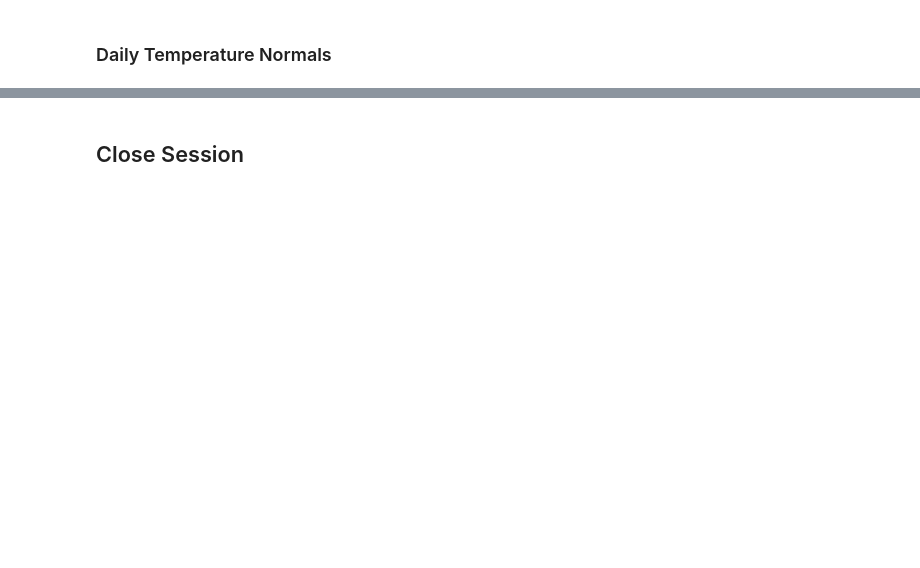
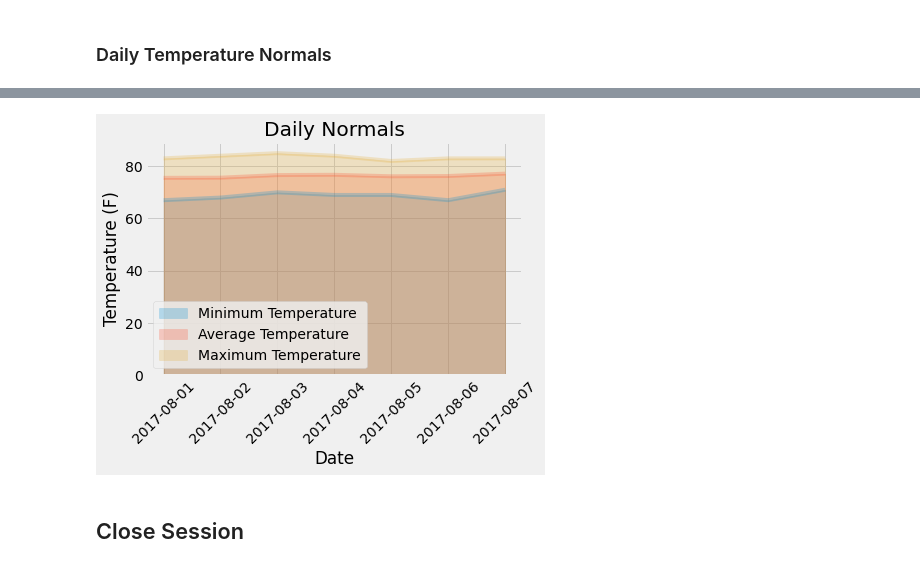
Before and after one commit to cekiorpes/sqlalchemy-challenge, a Jupyter notebook: temp_analysis_bonus_2.ipynb, the cells around one changed output, grey strips where cells are left out. Drawn from its saved outputs; the diff is of its cells as text; code cells hidden in the pictures; blank space fills up the shorter version.

```diff
--- a/temp_analysis_bonus_2.ipynb
+++ b/temp_analysis_bonus_2.ipynb
@@ -141,16 +134,19 @@ daily_normals("01-01")
 # %%
 # calculate the daily normals for your trip
 # push each tuple of calculations into a list called `normals`
+normals = []
 
 # Set the start and end date of the trip
 start_date = '2017-08-01'
 end_date = '2017-08-07'
 
 # Use the start and end date to create a range of dates
-
+trip_dates = ["2017-08-01", "2017-08-02", "2017-08-03", "2017-08-04", "2017-08-05", "2017-08-06", "2017-08-07"]
 
 # Strip off the year and save a list of strings in the format %m-%d
-
+dates = pd.to_datetime(trip_dates).strftime("%m-%d")
 
 # Use the `daily_normals` function to calculate the normals for each date string
 # and append the results to a list called `normals`.
+normals = [daily_normals(date) for date in dates]
+normals
@@ -157,2 +161,12 @@ end_date = '2017-08-07'
 # %%
 # Load the previous query results into a Pandas DataFrame and add the `trip_dates` range as the `date` index
+normals_df = pd.DataFrame([t for lst in normals for t in lst], columns = ["Minimum Temperature", "Average Temperature", "Maximum Temperature"])
+
+#Add trip_dates
+normals_df["Date"]= trip_dates
+
+#Set date as index
+normals_df.set_index("Date", inplace=True)
+
+#Display data frame
+normals_df
@@ -159,4 +183,10 @@ end_date = '2017-08-07'
 # %%
 # Plot the daily normals as an area plot with `stacked=False`
+normals_df.plot.area(stacked = False, alpha=0.25, rot=45)
+plt.title("Daily Normals")
+plt.ylabel("Temperature (F)")
+plt.show()
+# %% [output]
+[figure, added]
 # %% [markdown]
 ## Close Session
```
Also changed, not shown: parts of 5 cells of this notebook.
